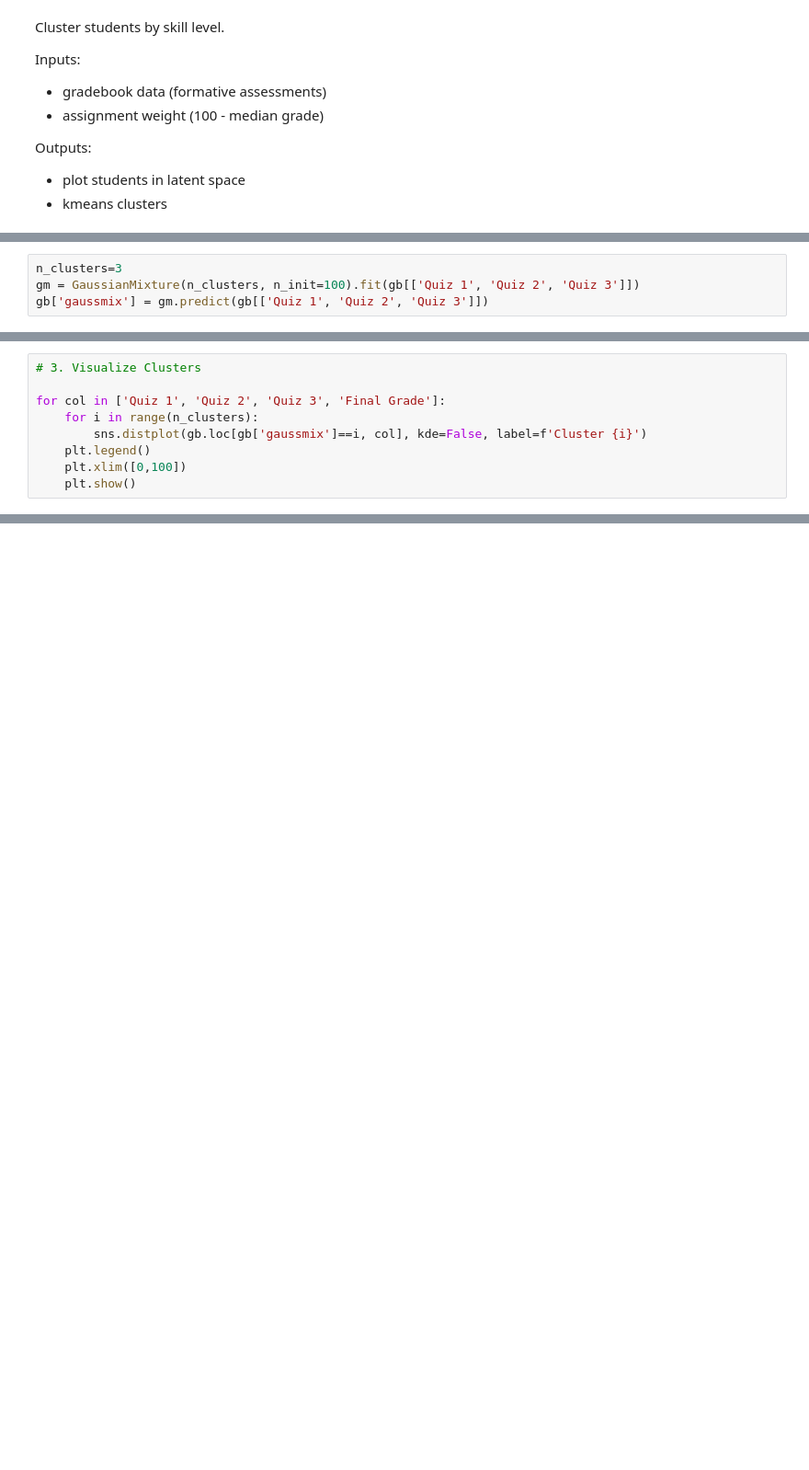
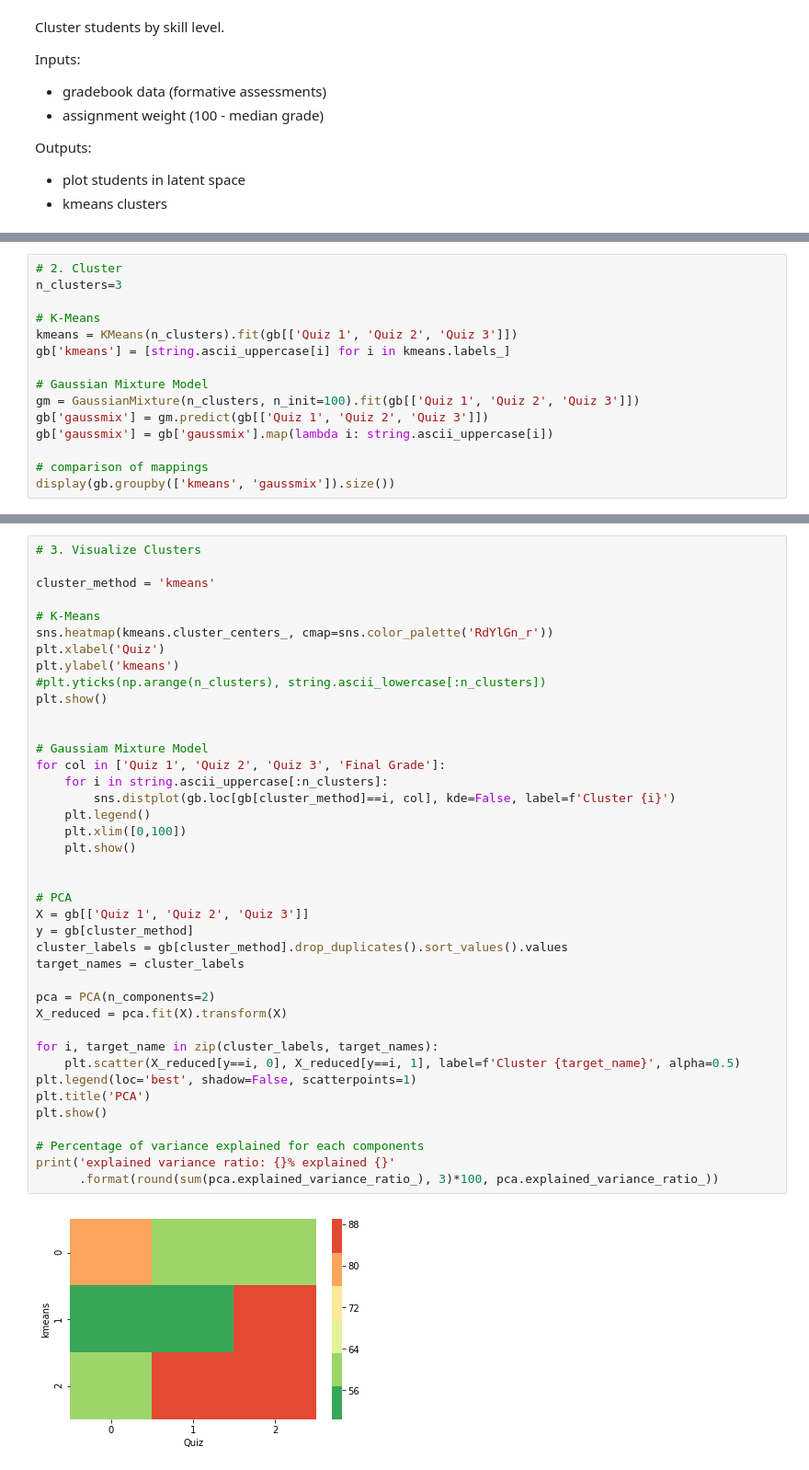
Before and after one commit to lukas-a-olson/differentiation, a Jupyter notebook: Differentiation Prototype.ipynb, the cells around one changed output, grey strips where cells are left out. Shown at 92% size. Drawn from its saved outputs; the diff is of its cells as text; blank space fills up the shorter version.

```diff
--- a/Differentiation Prototype.ipynb
+++ b/Differentiation Prototype.ipynb
@@ -62,4 +70,15 @@ plt.ylabel('kmeans')
 # %%
+# 2. Cluster
 n_clusters=3
+
+# K-Means
+kmeans = KMeans(n_clusters).fit(gb[['Quiz 1', 'Quiz 2', 'Quiz 3']])
+gb['kmeans'] = [string.ascii_uppercase[i] for i in kmeans.labels_]
+
+# Gaussian Mixture Model
 gm = GaussianMixture(n_clusters, n_init=100).fit(gb[['Quiz 1', 'Quiz 2', 'Quiz 3']])
 gb['gaussmix'] = gm.predict(gb[['Quiz 1', 'Quiz 2', 'Quiz 3']])
+gb['gaussmix'] = gb['gaussmix'].map(lambda i: string.ascii_uppercase[i])
+
+# comparison of mappings
+display(gb.groupby(['kmeans', 'gaussmix']).size())
@@ -66,9 +92,0 @@ gb['gaussmix'] = gm.predict(gb[['Quiz 1', 'Quiz 2', 'Quiz 3']])
-# %%
-# 3. Visualize Clusters
-
-for col in ['Quiz 1', 'Quiz 2', 'Quiz 3', 'Final Grade']:
-    for i in range(n_clusters):
-        sns.distplot(gb.loc[gb['gaussmix']==i, col], kde=False, label=f'Cluster {i}')
-    plt.legend()
-    plt.xlim([0,100])
-    plt.show()
@@ -107,0 +93,42 @@ plt.show()
+# %%
+# 3. Visualize Clusters
+
+cluster_method = 'kmeans'
+
+# K-Means
+sns.heatmap(kmeans.cluster_centers_, cmap=sns.color_palette('RdYlGn_r'))
+plt.xlabel('Quiz')
+plt.ylabel('kmeans')
+#plt.yticks(np.arange(n_clusters), string.ascii_lowercase[:n_clusters])
+plt.show()
+
+
+# Gaussiam Mixture Model
+for col in ['Quiz 1', 'Quiz 2', 'Quiz 3', 'Final Grade']:
+    for i in string.ascii_uppercase[:n_clusters]:
+        sns.distplot(gb.loc[gb[cluster_method]==i, col], kde=False, label=f'Cluster {i}')
+    plt.legend()
+    plt.xlim([0,100])
+    plt.show()
+
+
+# PCA
+X = gb[['Quiz 1', 'Quiz 2', 'Quiz 3']]
+y = gb[cluster_method]
+cluster_labels = gb[cluster_method].drop_duplicates().sort_values().values
+target_names = cluster_labels
+
+pca = PCA(n_components=2)
+X_reduced = pca.fit(X).transform(X)
+
+for i, target_name in zip(cluster_labels, target_names):
+    plt.scatter(X_reduced[y==i, 0], X_reduced[y==i, 1], label=f'Cluster {target_name}', alpha=0.5)
+plt.legend(loc='best', shadow=False, scatterpoints=1)
+plt.title('PCA')
+plt.show()
+
+# Percentage of variance explained for each components
+print('explained variance ratio: {}% explained {}'
+      .format(round(sum(pca.explained_variance_ratio_), 3)*100, pca.explained_variance_ratio_))
+# %% [output]
+[figure, added]
```
Also changed, not shown: parts of 8 cells of this notebook.
